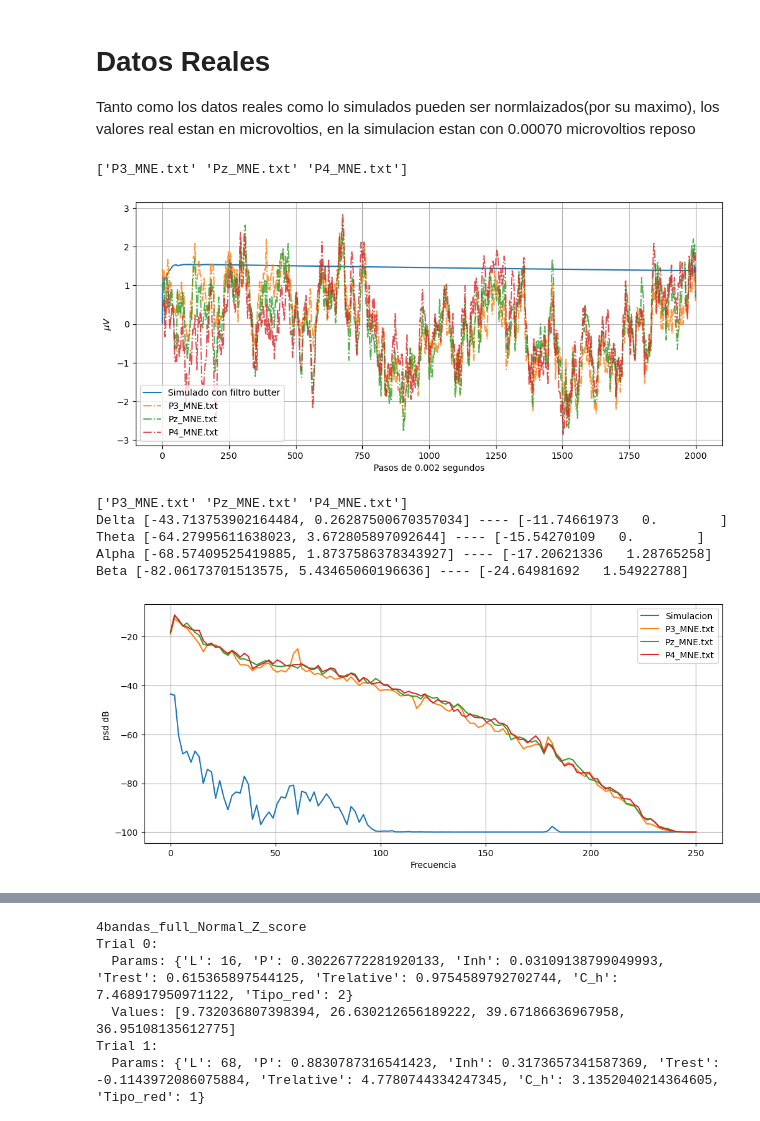
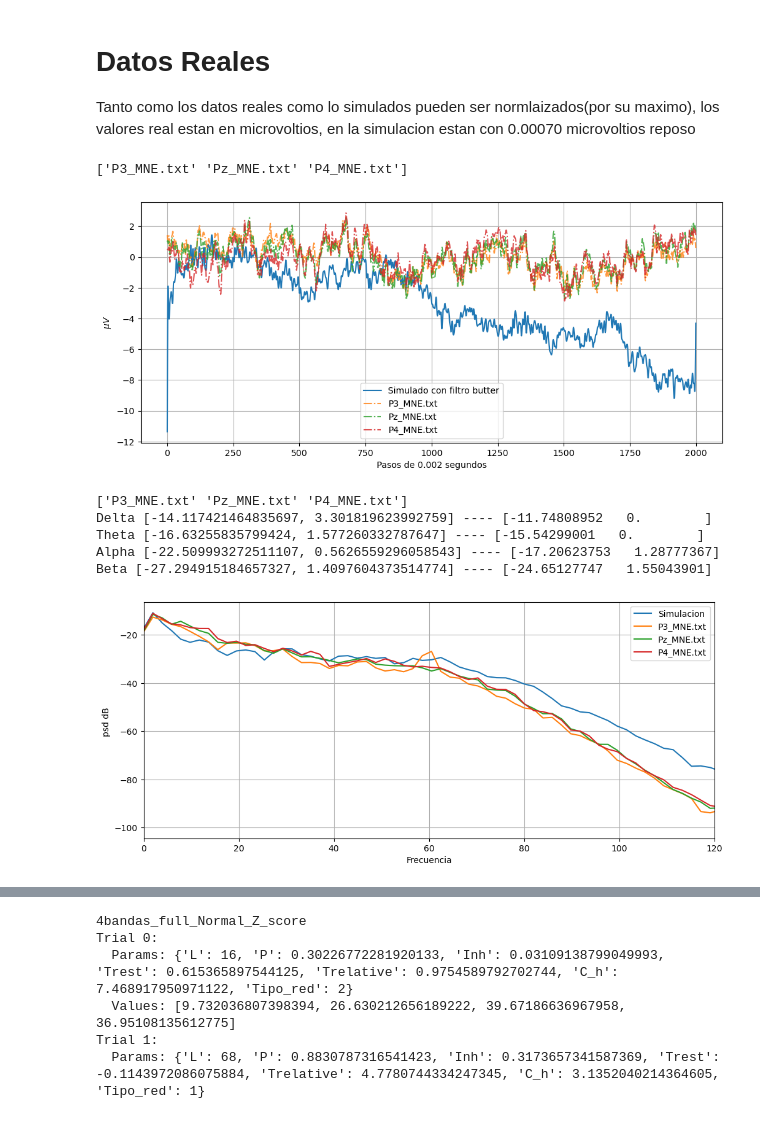
Before and after one commit to juanmillan03/Tesis-CA, a Jupyter notebook: Codigos/V5_G(NP)_python/main_multi.ipynb, the cells around one changed output, grey strips where cells are left out. Drawn from its saved outputs; the diff is of its cells as text; code cells hidden in the pictures.

```diff
--- a/Codigos/V5_G(NP)_python/main_multi.ipynb
+++ b/Codigos/V5_G(NP)_python/main_multi.ipynb
@@ -11,7 +11,7 @@ import optuna.visualization as vis
 import plotly
 # %%
 low_cutoff = 0.01  # Low cut-off frequency (Hz)
-high_cutoff = 80.0  # High cut-off frequency (Hz)
+high_cutoff = 70.0  # High cut-off frequency (Hz)
 order = 4  # Order of the filter
 sampling_rate_equipo= 500
 b, a = signal.butter(order, [low_cutoff / (0.5 * sampling_rate_equipo), high_cutoff / (0.5 * sampling_rate_equipo)], btype='band')
@@ -42,8 +42,9 @@ def Simulado_EGG(params):
     data_list = [[float(num) for num in line.split()] for line in lines]
     data = np.array(data_list)[30:,1]
 
-    data=(data-np.mean(data)) /np.std(data)
 
+    #data=(data-np.mean(data)) /np.std(data)
+    data=data/np.max(data)
     n_samples_resampled = int(len(data) * (fs/sampling_rate))
     data_resampled = signal.resample(data, n_samples_resampled)
 
@@ -75,6 +76,7 @@ def Simulado_EGG(params):
 # %%
 def Datos_reales(nombres):
     Datos = np.empty(len(nombres), dtype=object)
+    Butter = np.empty(len(nombres), dtype=object)
     welch_datos = np.empty(len(nombres), dtype=object)
     Frequencies = np.empty(len(nombres), dtype=object)
     Delta = np.empty(len(nombres), dtype=object)
@@ -94,11 +96,13 @@ def Datos_reales(nombres):
 
 
         data = np.loadtxt(nombre)
+
+        #data=data/np.max(data)
         data=(data-np.mean(data)) /np.std(data)
         Datos[i]=data
+        Butter[i]=butter= signal.filtfilt(b, a,data)
 
-
-        frequencies, psd = signal.welch(data, fs, nperseg=nperseg, noverlap=noverlap)
+        frequencies, psd = signal.welch(butter, fs, nperseg=nperseg, noverlap=noverlap)
         Frequencies[i]=frequencies=np.array(frequencies)
 
         welch_data = np.array([10 * np.log10(psd[i]+ 1e-10) for i in range(len(frequencies))])
@@ -126,7 +130,7 @@ def Datos_reales(nombres):
         'main_Delta': main_Delta,'main_Theta':main_Theta,"main_Alpha":main_Alpha,"main_Beta":main_Beta
     }
 # %%
-Params={'L': 63, 'P': 0.47531114678430786, 'Inh': 0.5245008243721399, 'Trest': -6.325934192545346, 'Trelative': 2.325451423214342, 'C_h': 9.485832803300346, 'Tipo_red': 1}
+Params={'L': 36, 'P': 0.9034507902546892, 'Inh': 0.40920754880440563, 'Trest': -3.979704188912379, 'Trelative': 2.7077017063223425, 'C_h': 14.282158626022971, 'Tipo_red': 2}
 
 initial_params = [Params["L"], Params["P"],Params["Inh"], Params["Trest"],Params["Trelative"], Params["C_h"] ,8030, Params["Tipo_red"]]
 generated_data = Simulado_EGG(initial_params)
@@ -148,29 +152,30 @@ plt.grid()
 plt.show()  # Mostrar todos los gráficos en la misma figura
 # %% [output]
 ['P3_MNE.txt' 'Pz_MNE.txt' 'P4_MNE.txt']
-[figure, old version]
+[figure, new version]
 # %%
 fig, ax = plt.subplots(figsize=[12, 5])
 
 print(reales_total["Nombres"])
 print("Delta",generated_data["delta"],"----",reales_total["main_Delta"])
 print("Theta",generated_data["theta"],"----",reales_total["main_Theta"])
 print("Alpha",generated_data["alpha"],"----",reales_total["main_Alpha"])
 print("Beta",generated_data["beta"],"----",reales_total["main_Beta"])
 
 ax.plot(generated_data["frequencies"],generated_data["welch_data"],label="Simulacion")
 for i in range(3):
     ax.plot(reales_total["frequencies"][i],reales_total["welch_data"][i], label=reales_total["Nombres"][i])
 
 plt.xlabel("Frecuencia")
 plt.ylabel("psd dB ")
 plt.grid()
+plt.xlim(0,120)
 plt.legend()  # Esto añade una leyenda para identificar cada línea
 plt.show()  # Mostrar todos los gráficos en la misma figura
 # %% [output]
 ['P3_MNE.txt' 'Pz_MNE.txt' 'P4_MNE.txt']
-Delta [-43.713753902164484, 0.26287500670357034] ---- [-11.74661973   0.        ]
-Theta [-64.27995611638023, 3.672805897092644] ---- [-15.54270109   0.        ]
-Alpha [-68.57409525419885, 1.8737586378343927] ---- [-17.20621336   1.28765258]
-Beta [-82.06173701513575, 5.43465060196636] ---- [-24.64981692   1.54922788]
+Delta [-14.117421464835697, 3.301819623992759] ---- [-11.74808952   0.        ]
+Theta [-16.63255835799424, 1.577260332787647] ---- [-15.54299001   0.        ]
+Alpha [-22.509993272511107, 0.5626559296058543] ---- [-17.20623753   1.28777367]
+Beta [-27.294915184657327, 1.4097604373514774] ---- [-24.65127747   1.55043901]
-[figure, old version]
+[figure, new version]
```
Also changed, not shown: parts of 2 cells of this notebook, 16 other files.
